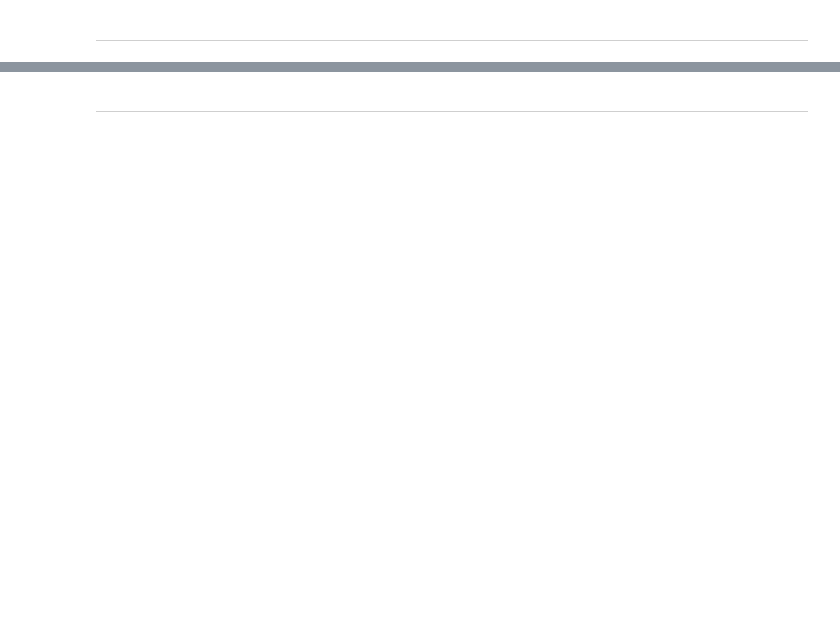
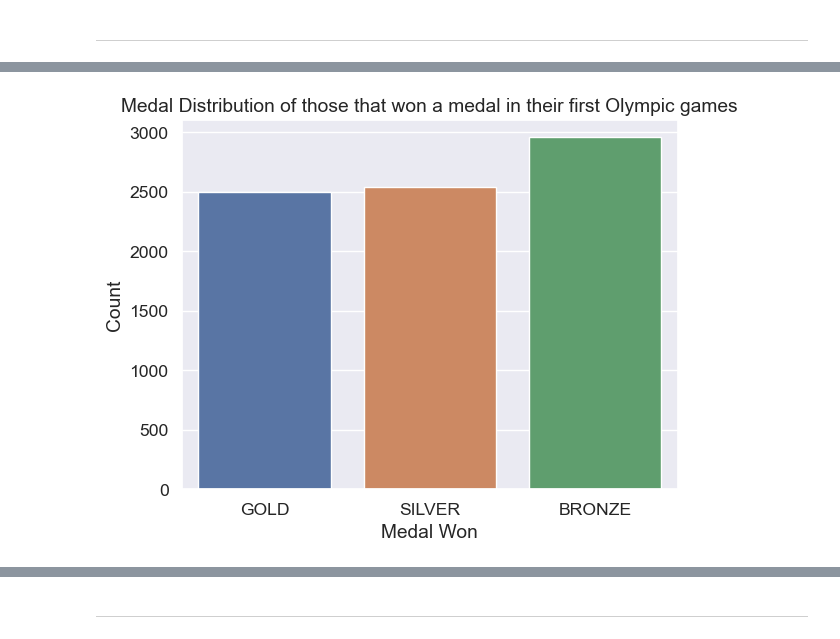
Before and after one commit to ubco-W2022T2-data301/project-group-group17, a Jupyter notebook: analysis/notebooks/analysis_dylan.ipynb, the cells around one changed output, grey strips where cells are left out. Drawn from its saved outputs; the diff is of its cells as text; code cells hidden in the pictures; blank space fills up the shorter version.

```diff
--- a/analysis/notebooks/analysis_dylan.ipynb
+++ b/analysis/notebooks/analysis_dylan.ipynb
@@ -292,0 +228,9 @@ Since I could not figure out my research question 1, I moved to my 2nd question
+# %%
+Research2_df = Research_df_merged_full.copy()
+#print(Research2_df.columns)
+
+Research2_df.drop(columns=['discipline_title', 'game_slug', 'slug_game', 'event_title', 'participant_type', 'athletes', 'rank_equal',
+                           'rank_position', 'country_name', 'country_code', 'country_3_letter_code', 'athlete_url',
+                           'value_unit', 'value_type', 'games_participations', 'athlete_year_birth', 'athlete_medals',
+                           'bio', 'event_gender', 'participant_title', 'game_end_date', 'game_start_date', 'game_season'], inplace=True)
+Research2_df.dropna().reset_index(drop=True)
@@ -292,0 +251,13 @@ Since I could not figure out my research question 1, I moved to my 2nd question
+# %%
+### Then by looking at the rows where the 'first_game' column and the 'game_name' column match values,
+### we find the participants that won any medal in their first appearance.
+
+RQ2_First_medal = Research2_df[Research2_df['first_game'] == Research2_df['game_name']]
+RQ2_First_medal= RQ2_First_medal.dropna().reset_index(drop=True)
+RQ2_First_medal.rename(columns={'medal_type' : 'Medal Won',
+                                'athlete_full_name' : 'Athlete Name',
+                                'first_game' : 'First Game',
+                                'game_location' : 'Host Country',
+                                'game_name' : 'Game Name',
+                                'game_year' : 'Year'}, inplace=True)
+RQ2_First_medal
@@ -292,0 +333,6 @@ Since I could not figure out my research question 1, I moved to my 2nd question
+# %%
+RQ2_plot = sns.countplot(RQ2_First_medal, x= 'Medal Won')
+RQ2_plot.set(title= 'Medal Distribution of those that won a medal in their first Olympic games', ylabel='Count')
+None
+# %% [output]
+[figure, added]
```
Also changed, not shown: parts of 34 cells of this notebook.
